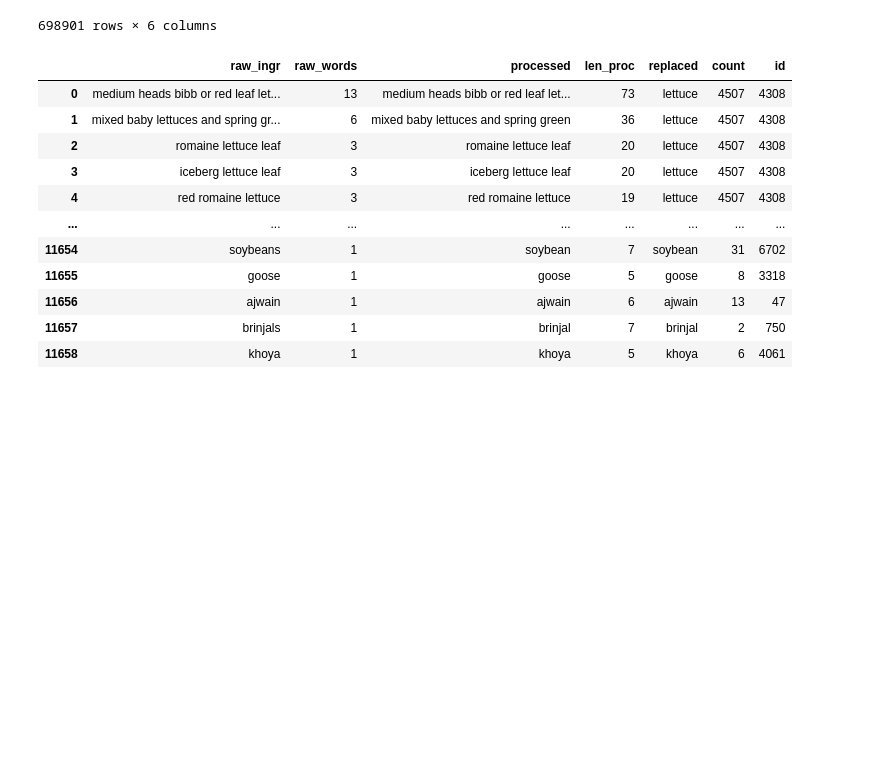
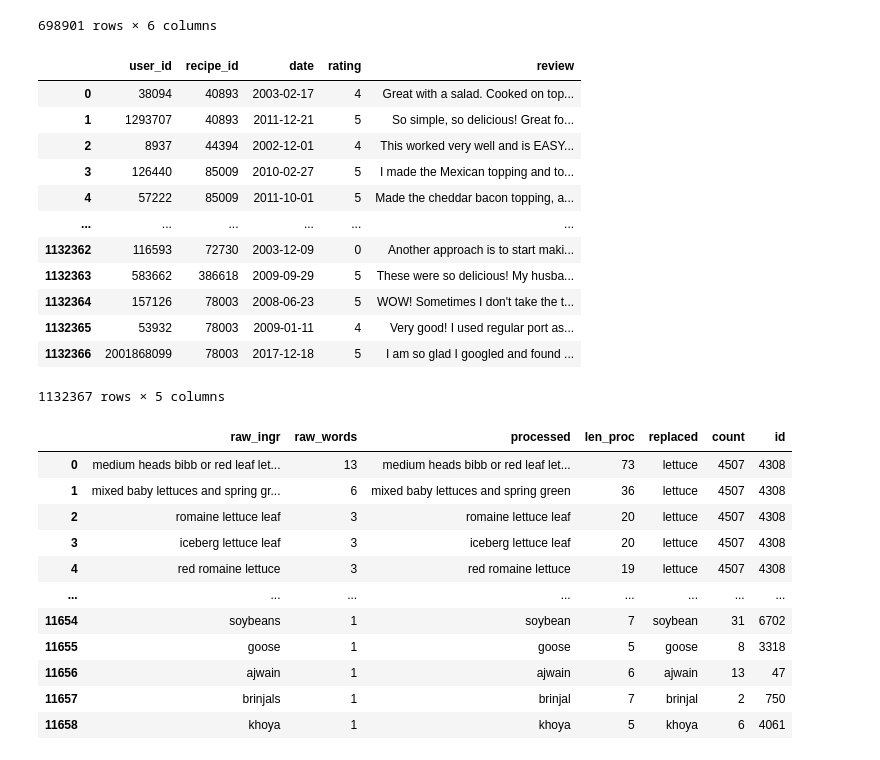
Before and after one commit to drakata27/recommendation-engine, a Jupyter notebook: data_exploration.ipynb, the cells around one changed output. Drawn from its saved outputs; the diff is of its cells as text; code cells hidden in the pictures; blank space fills up the shorter version.

```diff
--- a/data_exploration.ipynb
+++ b/data_exploration.ipynb
@@ -43,6 +60,23 @@ train_df
 | 698899 | 226867 | 363072 | 2018-12-18 | 5.0 | 3604 | 29101 |
 | 698900 | 2000498330 | 314535 | 2018-12-19 | 5.0 | 2248 | 21514 |
 698901 rows × 6 columns
+# %%
+raw_interactions = pd.read_csv(f'{path}/RAW_interactions.csv')
+raw_interactions
+# %% [output]
+|  | user_id | recipe_id | date | rating | review |
+| 0 | 38094 | 40893 | 2003-02-17 | 4 | Great with a salad. Cooked on top... |
+| 1 | 1293707 | 40893 | 2011-12-21 | 5 | So simple, so delicious! Great fo... |
+| 2 | 8937 | 44394 | 2002-12-01 | 4 | This worked very well and is EASY... |
+| 3 | 126440 | 85009 | 2010-02-27 | 5 | I made the Mexican topping and to... |
+| 4 | 57222 | 85009 | 2011-10-01 | 5 | Made the cheddar bacon topping, a... |
+| ... | ... | ... | ... | ... | ... |
+| 1132362 | 116593 | 72730 | 2003-12-09 | 0 | Another approach is to start maki... |
+| 1132363 | 583662 | 386618 | 2009-09-29 | 5 | These were so delicious! My husba... |
+| 1132364 | 157126 | 78003 | 2008-06-23 | 5 | WOW! Sometimes I don't take the t... |
+| 1132365 | 53932 | 78003 | 2009-01-11 | 4 | Very good! I used regular port as... |
+| 1132366 | 2001868099 | 78003 | 2017-12-18 | 5 | I am so glad I googled and found ... |
+1132367 rows × 5 columns
 # %%
 ingredient_map = pd.read_pickle(f'{path}/ingr_map.pkl')
 ingredient_map
```
Also changed, not shown: parts of 4 cells of this notebook.
